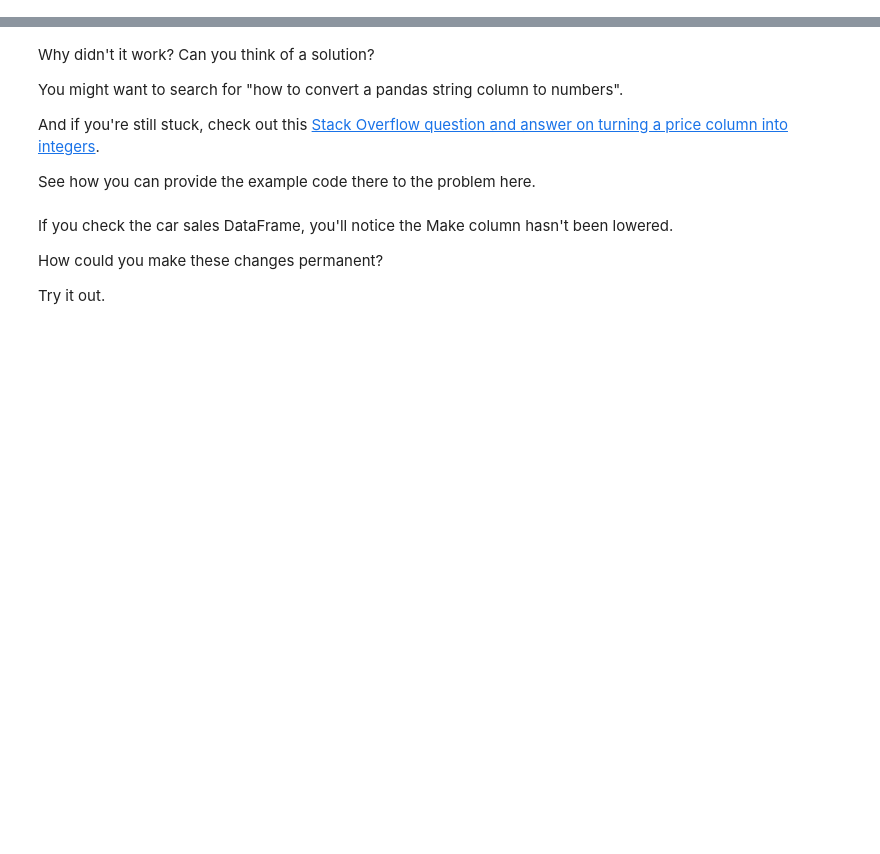
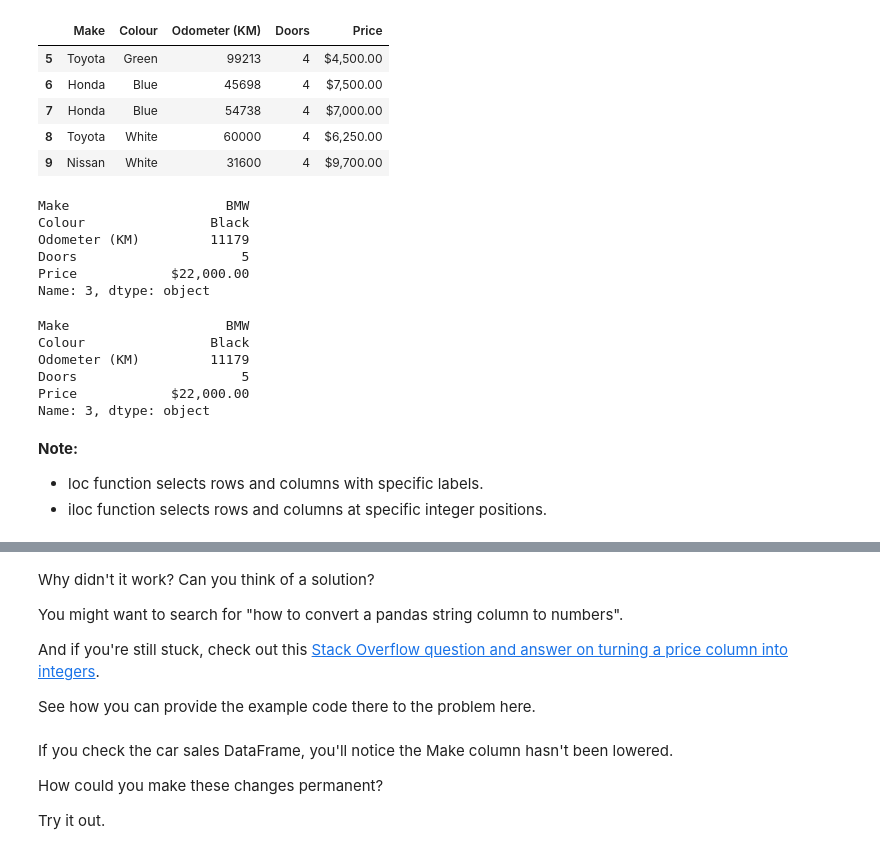
Before and after one commit to igquinteroch/data-analysis, a Jupyter notebook: pandas-exercises.ipynb, the cells around one changed output, grey strips where cells are left out. Drawn from its saved outputs; the diff is of its cells as text; code cells hidden in the pictures; blank space fills up the shorter version.

```diff
--- a/pandas-exercises.ipynb
+++ b/pandas-exercises.ipynb
@@ -68,0 +139,35 @@ Check the pandas documentation for [.loc](https://pandas.pydata.org/pandas-docs/
+# %%
+# Showing the bottom 5 rows of the car sales DataFrame
+car_sales.tail()
+# %% [output]
+|  | Make | Colour | Odometer (KM) | Doors | Price |
+| 5 | Toyota | Green | 99213 | 4 | $4,500.00 |
+| 6 | Honda | Blue | 45698 | 4 | $7,500.00 |
+| 7 | Honda | Blue | 54738 | 4 | $7,000.00 |
+| 8 | Toyota | White | 60000 | 4 | $6,250.00 |
+| 9 | Nissan | White | 31600 | 4 | $9,700.00 |
+# %%
+# Using .loc to select the row at index 3 of the car sales DataFrame
+car_sales.loc[3]
+# %% [output]
+Make                    BMW
+Colour                Black
+Odometer (KM)         11179
+Doors                     5
+Price            $22,000.00
+Name: 3, dtype: object
+# %%
+# Using .iloc to select the row at position 3 of the car sales DataFrame
+car_sales.iloc[3]
+# %% [output]
+Make                    BMW
+Colour                Black
+Odometer (KM)         11179
+Doors                     5
+Price            $22,000.00
+Name: 3, dtype: object
+# %% [markdown]
+**Note:**
+
+* loc function selects rows and columns with specific labels.
+* iloc function selects rows and columns at specific integer positions.
```
Also changed, not shown: parts of 50 cells of this notebook.
